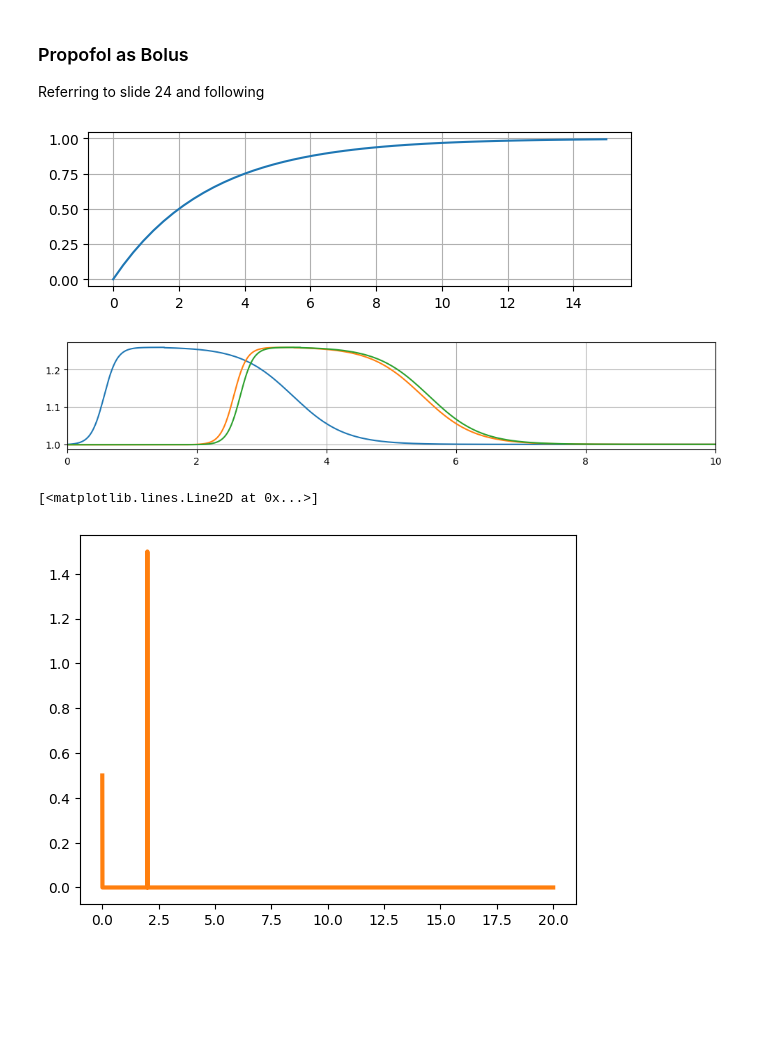
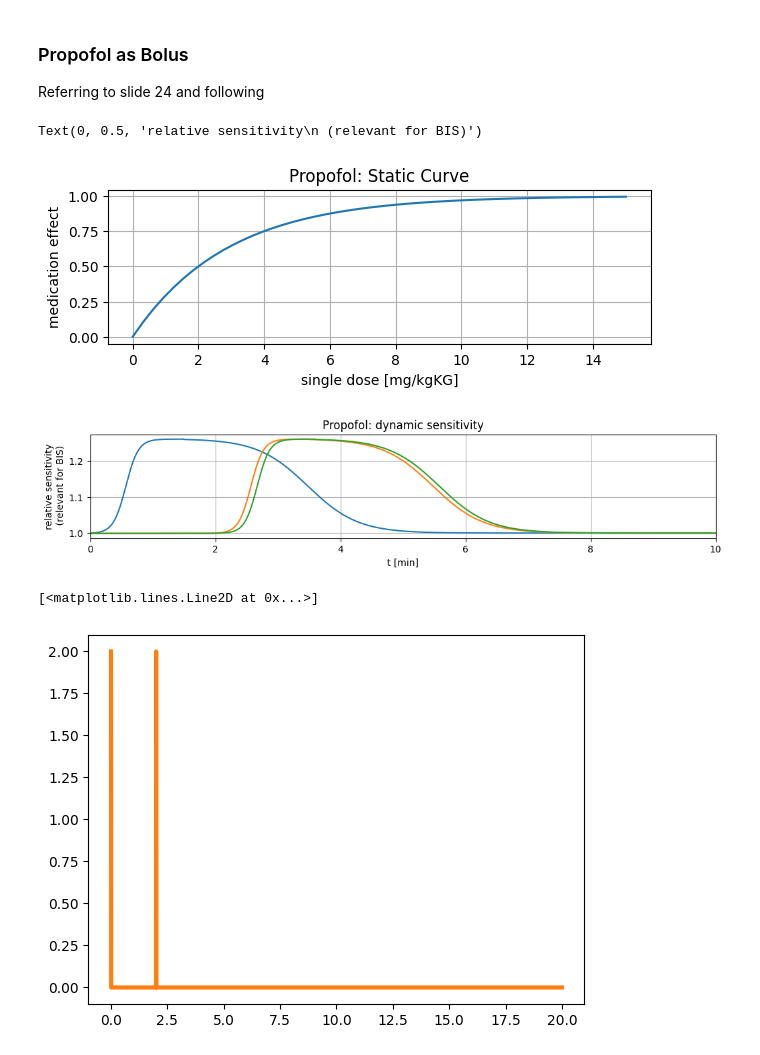
Before and after one commit to cknoll/boasim, a Jupyter notebook: notebooks/07e_Profofol_Bolus.ipynb, the cells around one changed output. Cells and saved outputs as stored; diff of their text form; code cells hidden in the pictures; blank space fills up the shorter version.

```diff
--- a/notebooks/07e_Profofol_Bolus.ipynb
+++ b/notebooks/07e_Profofol_Bolus.ipynb
@@ -34,40 +34,49 @@ Referring to slide 24 and following
 # %%
 # preparation
 
 il.reload(oc)
 il.reload(pbs.td)
 
 
 pfl = bs.dtPropofolBolus(input1=0, input2=0)
 
 dd = np.linspace(0, 15)
 
 plt.figure(figsize=(7, 2))
 plt.grid()
 plt.plot(dd, pfl.propofol_bolus_static_values_np(dd))
+plt.title("Propofol: Static Curve")
+plt.xlabel("single dose [mg/kgKG]")
+plt.ylabel("medication effect")
 
 
 tt = np.linspace(0, 20, 5000)
 
 plt.figure(figsize=(12, 2))
 
 
 plt.plot(tt, pfl.propofol_bolus_sensitivity_dynamics_np(tt))
 plt.plot(tt, pfl.propofol_bolus_sensitivity_dynamics_np(tt-2))
 plt.plot(tt, pfl.propofol_bolus_sensitivity_dynamics_np(tt-2.1))
 plt.xticks(range(0, 20, 2))
 plt.xlim(0, 10)
 plt.grid()
+
+plt.title("Propofol: dynamic sensitivity")
+plt.xlabel("t [min]")
+plt.ylabel("relative sensitivity\n (relevant for BIS)")
 # %% [output]
+Text(0, 0.5, 'relative sensitivity\n (relevant for BIS)')
-[figure, old version]
+[figure, new version]
-[figure, old version]
+[figure, new version]
 # %%
 # table from slide 30
 # input signal of boli
-u_expr_propofol_boli = sp.Piecewise((0.5, apx(t, 0)), (1.5, apx(t, 2)), (0, True))
+# original: u_expr_propofol_boli = sp.Piecewise((0.5, apx(t, 0)), (1.5, apx(t, 2)), (0, True))
+u_expr_propofol_boli = sp.Piecewise((2, apx(t, 0)), (2, apx(t, 2)), (0, True))
 u_func = st.expr_to_func(t, u_expr_propofol_boli)
 
 plt.plot(tt, u_func(tt), "-", color="tab:orange", lw=3)
 # %% [output]
 [<matplotlib.lines.Line2D at 0x...>]
-[figure, old version]
+[figure, new version]
```
Also changed, not shown: parts of 8 cells of this notebook, 2 other files.
